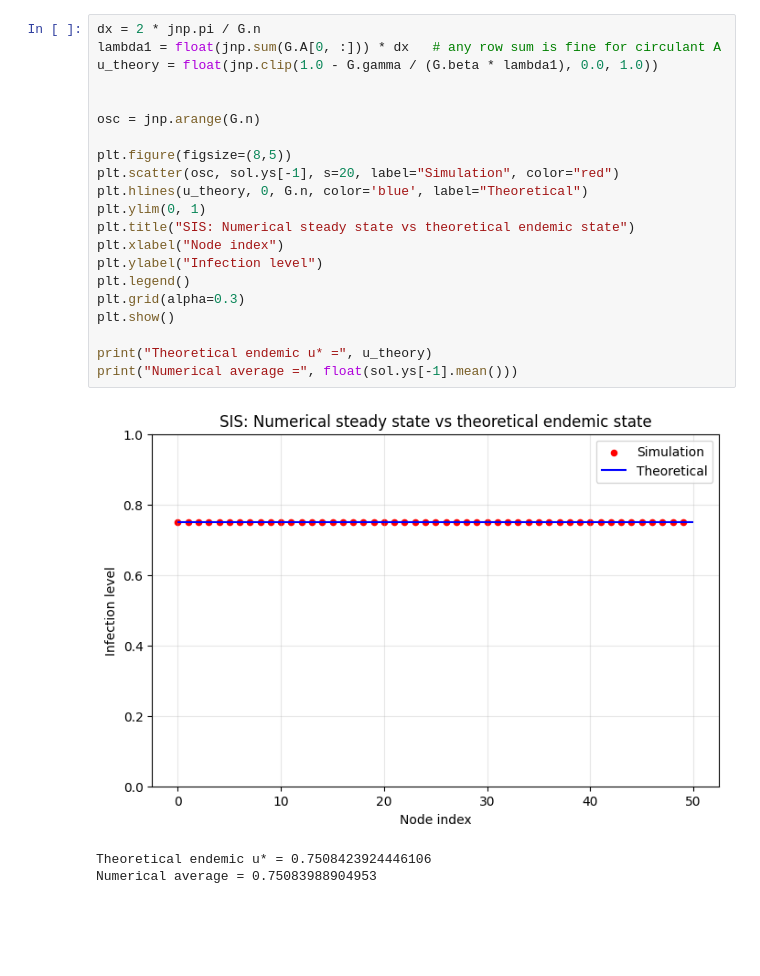
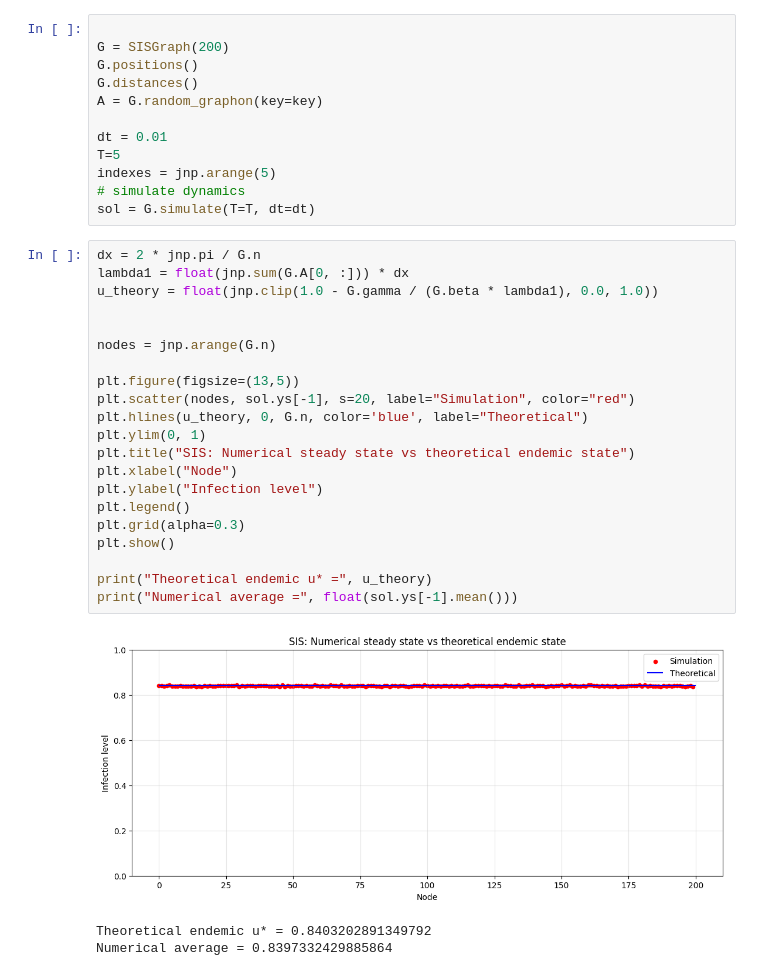
Before and after one commit to VeronicaBolzonella/GraphonKuramotoSolutions, a Jupyter notebook: notebooks/epidemic_visualization.ipynb, the cells around one changed output. Cells and saved outputs as stored; diff of their text form; blank space fills up the shorter version.

```diff
--- a/notebooks/epidemic_visualization.ipynb
+++ b/notebooks/epidemic_visualization.ipynb
@@ -46,25 +15,37 @@ plt.show()
+# %%
+
+G = SISGraph(200)
+G.positions()
+G.distances()
+A = G.random_graphon(key=key)
+
+dt = 0.01
+T=5
+indexes = jnp.arange(5)
+# simulate dynamics
+sol = G.simulate(T=T, dt=dt)
 # %%
 dx = 2 * jnp.pi / G.n
-lambda1 = float(jnp.sum(G.A[0, :])) * dx   # any row sum is fine for circulant A
+lambda1 = float(jnp.sum(G.A[0, :])) * dx
 u_theory = float(jnp.clip(1.0 - G.gamma / (G.beta * lambda1), 0.0, 1.0))
 
 
-osc = jnp.arange(G.n)
+nodes = jnp.arange(G.n)
 
-plt.figure(figsize=(8,5))
-plt.scatter(osc, sol.ys[-1], s=20, label="Simulation", color="red")
+plt.figure(figsize=(13,5))
+plt.scatter(nodes, sol.ys[-1], s=20, label="Simulation", color="red")
 plt.hlines(u_theory, 0, G.n, color='blue', label="Theoretical")
 plt.ylim(0, 1)
 plt.title("SIS: Numerical steady state vs theoretical endemic state")
-plt.xlabel("Node index")
+plt.xlabel("Node")
 plt.ylabel("Infection level")
 plt.legend()
 plt.grid(alpha=0.3)
 plt.show()
 
 print("Theoretical endemic u* =", u_theory)
 print("Numerical average =", float(sol.ys[-1].mean()))
 # %% [output]
-[figure, old version]
+[figure, new version]
-Theoretical endemic u* = 0.7508423924446106
-Numerical average = 0.75083988904953
+Theoretical endemic u* = 0.8403202891349792
+Numerical average = 0.8397332429885864
```
Also changed, not shown: parts of 8 cells of this notebook, 7 other files.
